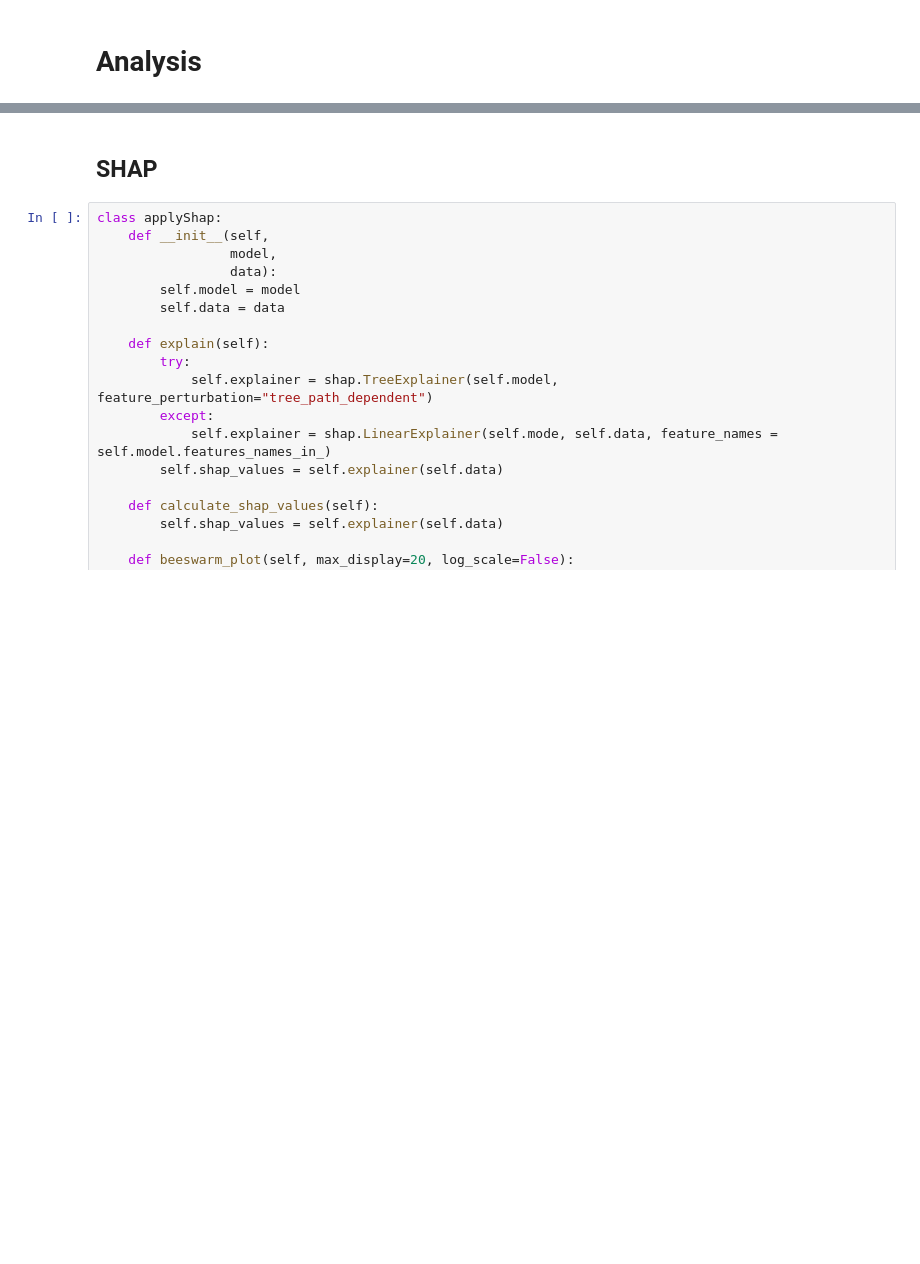
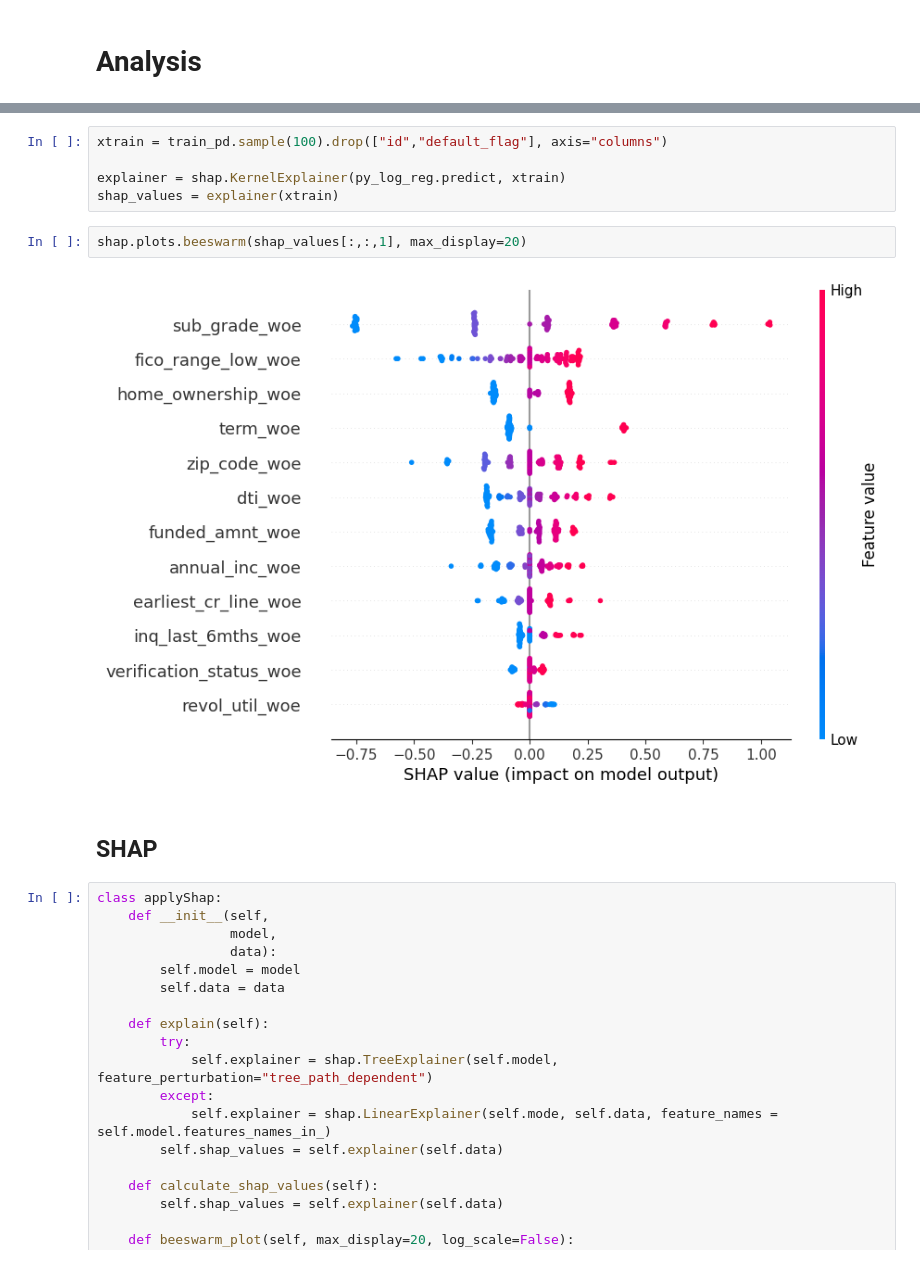
Before and after one commit to neon-belfante/lending-club-analysis, a Jupyter notebook: src/03.models_performance.ipynb, the cells around one changed output, grey strips where cells are left out. Cells and saved outputs as stored; diff of their text form; blank space fills up the shorter version.

```diff
--- a/src/03.models_performance.ipynb
+++ b/src/03.models_performance.ipynb
@@ -102,3 +225,12 @@ InvalidModelError: An unknown model type was passed: <class 'pyspark.ml.regressi
+# %%
+xtrain = train_pd.sample(100).drop(["id","default_flag"], axis="columns")
+
+explainer = shap.KernelExplainer(py_log_reg.predict, xtrain)
+shap_values = explainer(xtrain)
+# %%
+shap.plots.beeswarm(shap_values[:,:,1], max_display=20)
+# %% [output]
+[figure, added]
 # %% [markdown]
 ## SHAP
 # %%
```
Also changed, not shown: parts of 16 cells of this notebook, 4 other files.
